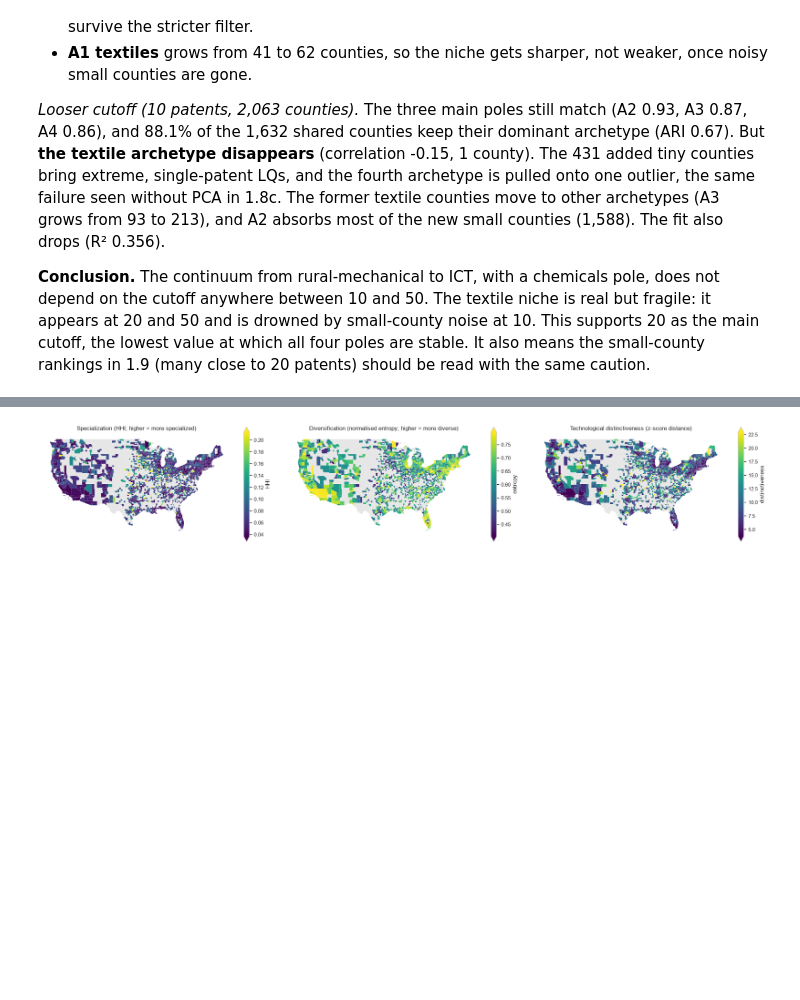
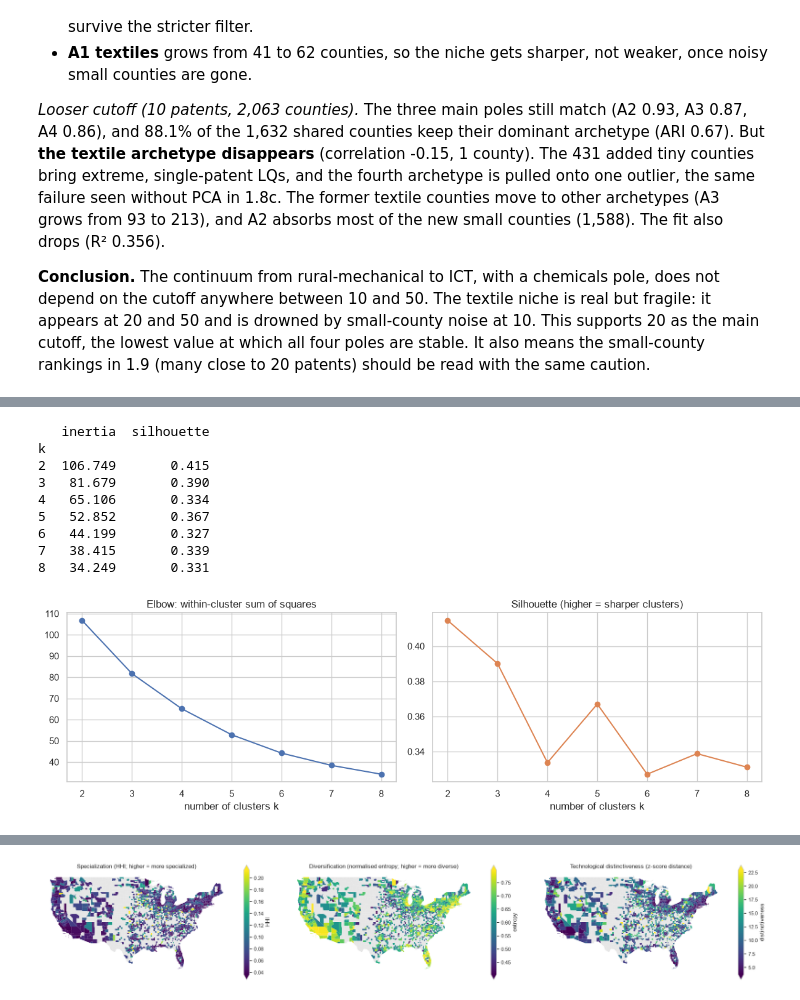
Before and after one commit to elganteDK/final_assignment_bds26_s1.1, a Jupyter notebook: f_a_bds26_v1.2.ipynb, the cells around one changed output, grey strips where cells are left out. Saved outputs shown, nothing was run; the diff lists cells and outputs as text; code cells hidden in the pictures; blank space fills up the shorter version.

```diff
--- a/f_a_bds26_v1.2.ipynb
+++ b/f_a_bds26_v1.2.ipynb
@@ -702,0 +714,28 @@ The main-run archetypes are robust to the cutoff if (a) the matched profile corr
+# %%
+# K-means on the archetype weights of 1.8b (rows sum to 1)
+W_mix = weights.values
+assert np.allclose(W_mix.sum(axis=1), 1)
+MIX_K_RANGE = range(2, 9)
+mix_scores = []
+for k in MIX_K_RANGE:
+    km = KMeans(n_clusters=k, n_init=20, random_state=SEED).fit(W_mix)
+    mix_scores.append({'k': k, 'inertia': km.inertia_, 'silhouette': silhouette_score(W_mix, km.labels_)})
+mix_scores = pd.DataFrame(mix_scores).set_index('k')
+print(mix_scores.round(3).to_string())
+
+fig, axes = plt.subplots(1, 2, figsize=(12, 3.8))
+axes[0].plot(mix_scores.index, mix_scores['inertia'], marker='o'); axes[0].set_title('Elbow: within-cluster sum of squares')
+axes[1].plot(mix_scores.index, mix_scores['silhouette'], marker='o', color='#dd8452'); axes[1].set_title('Silhouette (higher = sharper clusters)')
+for ax in axes: ax.set_xlabel('number of clusters k')
+plt.tight_layout(); plt.show()
+# %% [output]
+   inertia  silhouette
+k
+2  106.749       0.415
+3   81.679       0.390
+4   65.106       0.334
+5   52.852       0.367
+6   44.199       0.327
+7   38.415       0.339
+8   34.249       0.331
+[figure, added]
```
Also changed, not shown: parts of 9 cells of this notebook, 2 other files.
